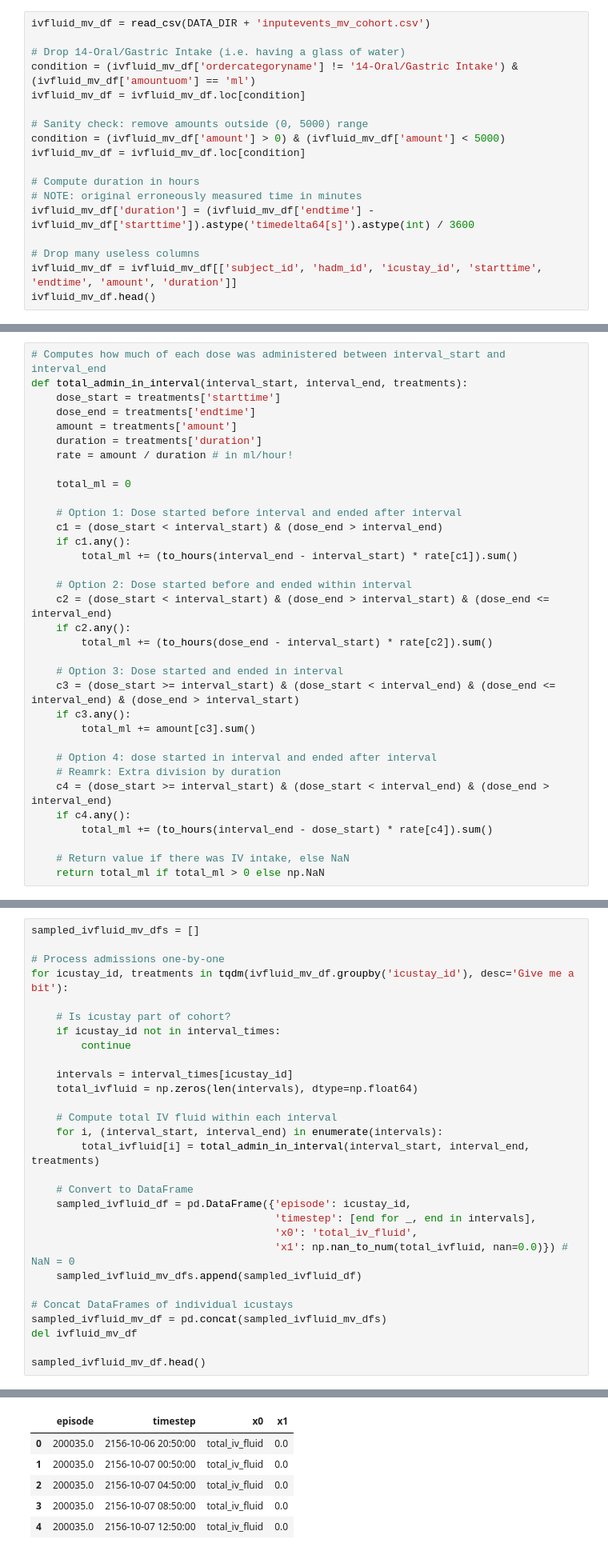
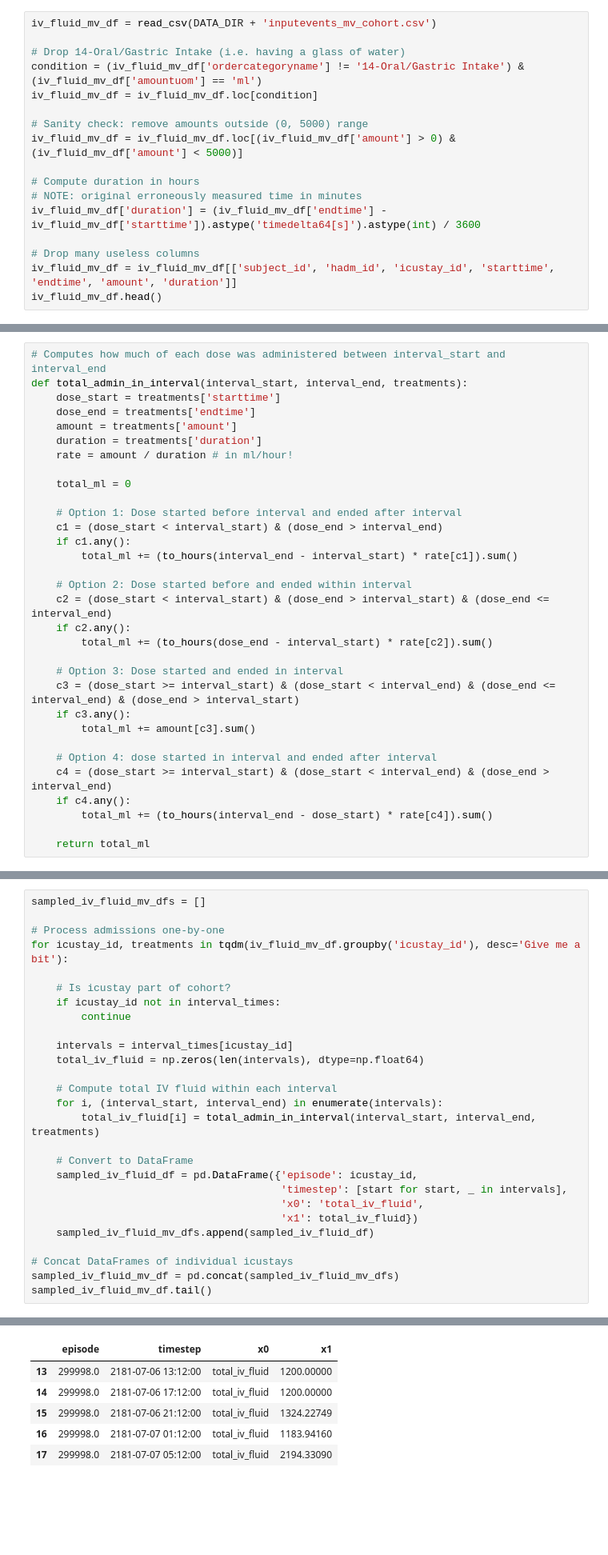
Before and after one commit to thomas097/Haemodynamic-Optimization-Reinforcement-Learning, a Jupyter notebook: preprocessing/MIMIC-III_preprocessing_attention_v1.ipynb, the cells around one changed output, grey strips where cells are left out. Shown at 80% size. Cells and saved outputs as stored; diff of their text form; blank space fills up the shorter version.

```diff
--- a/preprocessing/MIMIC-III_preprocessing_attention_v1.ipynb
+++ b/preprocessing/MIMIC-III_preprocessing_attention_v1.ipynb
@@ -288,23 +298,22 @@ else:
 
 ### 1. MetaVision Records
 # %%
-ivfluid_mv_df = read_csv(DATA_DIR + 'inputevents_mv_cohort.csv')
+iv_fluid_mv_df = read_csv(DATA_DIR + 'inputevents_mv_cohort.csv')
 
 # Drop 14-Oral/Gastric Intake (i.e. having a glass of water)
-condition = (ivfluid_mv_df['ordercategoryname'] != '14-Oral/Gastric Intake') & (ivfluid_mv_df['amountuom'] == 'ml')
-ivfluid_mv_df = ivfluid_mv_df.loc[condition]
+condition = (iv_fluid_mv_df['ordercategoryname'] != '14-Oral/Gastric Intake') & (iv_fluid_mv_df['amountuom'] == 'ml')
+iv_fluid_mv_df = iv_fluid_mv_df.loc[condition]
 
 # Sanity check: remove amounts outside (0, 5000) range
-condition = (ivfluid_mv_df['amount'] > 0) & (ivfluid_mv_df['amount'] < 5000)
-ivfluid_mv_df = ivfluid_mv_df.loc[condition]
+iv_fluid_mv_df = iv_fluid_mv_df.loc[(iv_fluid_mv_df['amount'] > 0) & (iv_fluid_mv_df['amount'] < 5000)]
 
 # Compute duration in hours
 # NOTE: original erroneously measured time in minutes
-ivfluid_mv_df['duration'] = (ivfluid_mv_df['endtime'] - ivfluid_mv_df['starttime']).astype('timedelta64[s]').astype(int) / 3600
+iv_fluid_mv_df['duration'] = (iv_fluid_mv_df['endtime'] - iv_fluid_mv_df['starttime']).astype('timedelta64[s]').astype(int) / 3600
 
 # Drop many useless columns
-ivfluid_mv_df = ivfluid_mv_df[['subject_id', 'hadm_id', 'icustay_id', 'starttime', 'endtime', 'amount', 'duration']]
-ivfluid_mv_df.head()
+iv_fluid_mv_df = iv_fluid_mv_df[['subject_id', 'hadm_id', 'icustay_id', 'starttime', 'endtime', 'amount', 'duration']]
+iv_fluid_mv_df.head()
 # %% [output]
 |  | subject_id | hadm_id | icustay_id | starttime | endtime | amount | duration |
 | 2 | 23 | 124321 | 234044.0 | 2157-10-21 15:00:00 | 2157-10-21 15:01:00 | 200.000000 | 0.016667 |
@@ -342,42 +351,38 @@ def total_admin_in_interval(interval_start, interval_end, treatments):
         total_ml += amount[c3].sum()
 
     # Option 4: dose started in interval and ended after interval
-    # Reamrk: Extra division by duration
     c4 = (dose_start >= interval_start) & (dose_start < interval_end) & (dose_end > interval_end)
     if c4.any():
         total_ml += (to_hours(interval_end - dose_start) * rate[c4]).sum()
 
-    # Return value if there was IV intake, else NaN
-    return total_ml if total_ml > 0 else np.NaN
+    return total_ml
 # %% [markdown]
 We can now use `total_admin_in_interval()` on each interval `(interval_start, interval_end)` and treatments in `ivfluid_mv_df` to compute the total IV fluid administration within each 4 hour interval:
 # %%
-sampled_ivfluid_mv_dfs = []
+sampled_iv_fluid_mv_dfs = []
 
 # Process admissions one-by-one
-for icustay_id, treatments in tqdm(ivfluid_mv_df.groupby('icustay_id'), desc='Give me a bit'):
+for icustay_id, treatments in tqdm(iv_fluid_mv_df.groupby('icustay_id'), desc='Give me a bit'):
 
     # Is icustay part of cohort?
     if icustay_id not in interval_times:
         continue
 
     intervals = interval_times[icustay_id]
-    total_ivfluid = np.zeros(len(intervals), dtype=np.float64)
+    total_iv_fluid = np.zeros(len(intervals), dtype=np.float64)
 
     # Compute total IV fluid within each interval
     for i, (interval_start, interval_end) in enumerate(intervals):
-        total_ivfluid[i] = total_admin_in_interval(interval_start, interval_end, treatments)
+        total_iv_fluid[i] = total_admin_in_interval(interval_start, interval_end, treatments)
 
     # Convert to DataFrame
-    sampled_ivfluid_df = pd.DataFrame({'episode': icustay_id,
-                                       'timestep': [end for _, end in intervals],
-                                       'x0': 'total_iv_fluid',
-                                       'x1': np.nan_to_num(total_ivfluid, nan=0.0)}) # NaN = 0
-    sampled_ivfluid_mv_dfs.append(sampled_ivfluid_df)
+    sampled_iv_fluid_df = pd.DataFrame({'episode': icustay_id,
+                                        'timestep': [start for start, _ in intervals],
+                                        'x0': 'total_iv_fluid',
+                                        'x1': total_iv_fluid})
+    sampled_iv_fluid_mv_dfs.append(sampled_iv_fluid_df)
 
 # Concat DataFrames of individual icustays
-sampled_ivfluid_mv_df = pd.concat(sampled_ivfluid_mv_dfs)
-del ivfluid_mv_df
-
-sampled_ivfluid_mv_df.head()
+sampled_iv_fluid_mv_df = pd.concat(sampled_iv_fluid_mv_dfs)
+sampled_iv_fluid_mv_df.tail()
 # %% [output]
@@ -385,6 +389,6 @@ Grab some coffee!
 |  | episode | timestep | x0 | x1 |
-| 0 | 200035.0 | 2156-10-06 20:50:00 | total_iv_fluid | 0.0 |
-| 1 | 200035.0 | 2156-10-07 00:50:00 | total_iv_fluid | 0.0 |
-| 2 | 200035.0 | 2156-10-07 04:50:00 | total_iv_fluid | 0.0 |
-| 3 | 200035.0 | 2156-10-07 08:50:00 | total_iv_fluid | 0.0 |
-| 4 | 200035.0 | 2156-10-07 12:50:00 | total_iv_fluid | 0.0 |
+| 13 | 299998.0 | 2181-07-06 13:12:00 | total_iv_fluid | 1200.00000 |
+| 14 | 299998.0 | 2181-07-06 17:12:00 | total_iv_fluid | 1200.00000 |
+| 15 | 299998.0 | 2181-07-06 21:12:00 | total_iv_fluid | 1324.22749 |
+| 16 | 299998.0 | 2181-07-07 01:12:00 | total_iv_fluid | 1183.94160 |
+| 17 | 299998.0 | 2181-07-07 05:12:00 | total_iv_fluid | 2194.33090 |
```
Also changed, not shown: parts of 51 cells of this notebook, 3 other files.
